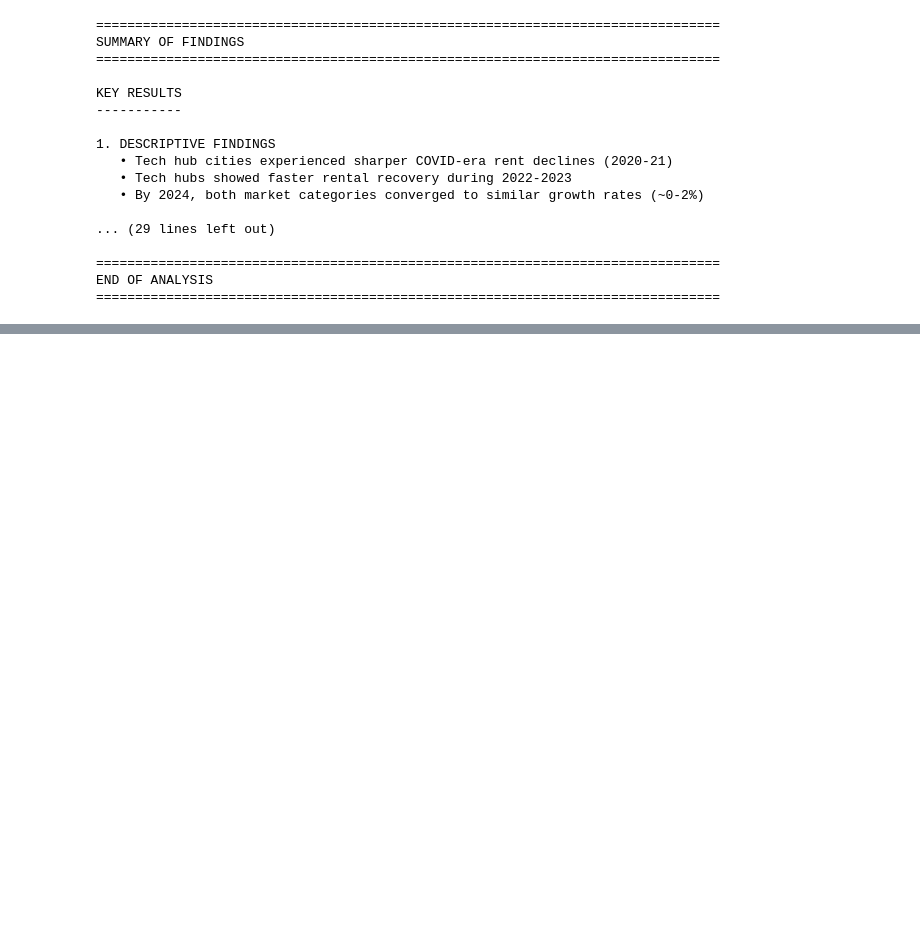
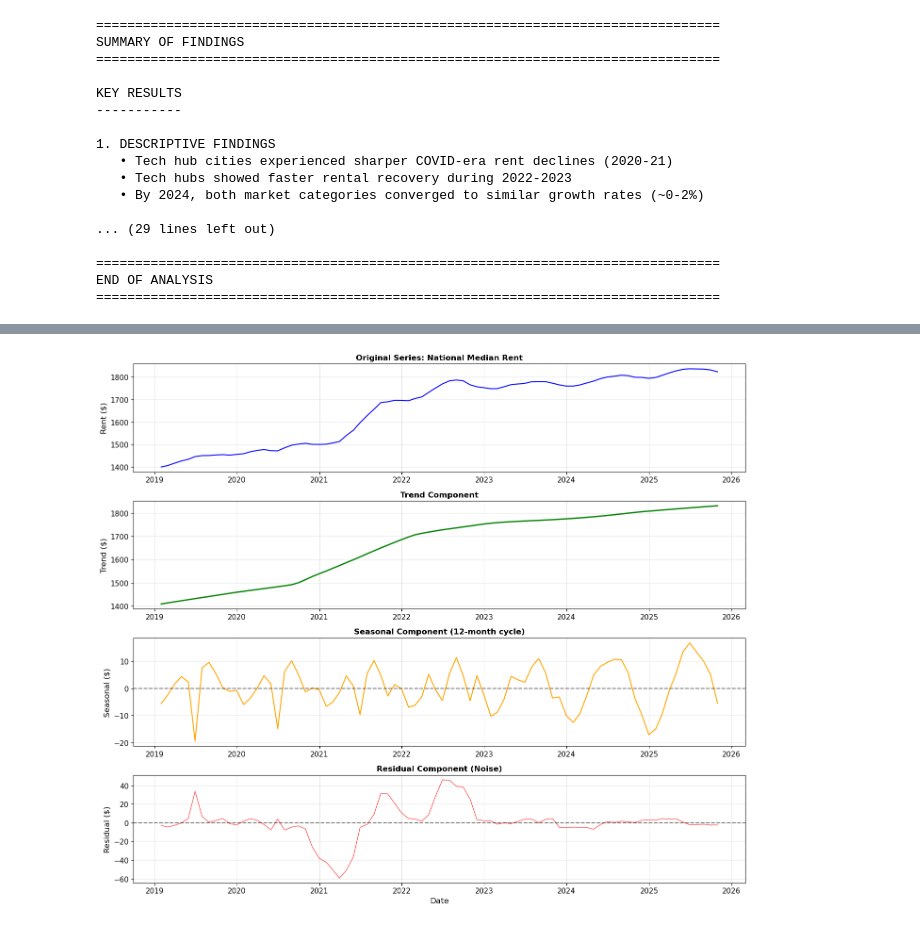
Before and after one commit to davidcao43/Research-Analysis, a Jupyter notebook: Notebook/Housing EDA Claude.ipynb, the cells around one changed output, grey strips where cells are left out. Saved outputs shown, nothing was run; the diff lists cells and outputs as text; code cells hidden in the pictures; blank space fills up the shorter version.

```diff
--- a/Notebook/Housing EDA Claude.ipynb
+++ b/Notebook/Housing EDA Claude.ipynb
@@ -2094,0 +2114,78 @@ END OF ANALYSIS
+# %%
+# =============================================================================
+# 11.1 STL Decomposition (FPP3 Chapter 3)
+# =============================================================================
+# Decompose rent series into Trend + Seasonal + Residual components
+
+from statsmodels.tsa.seasonal import STL
+import warnings
+warnings.filterwarnings('ignore')
+
+# Aggregate national median rent by month
+national_rent = merged_df.groupby('Date')['Rent'].median().reset_index()
+national_rent = national_rent.set_index('Date').sort_index()
+national_rent = national_rent['Rent']
+
+# Resample to month-end frequency and forward fill any gaps
+national_rent = national_rent.resample('ME').median()
+national_rent = national_rent.interpolate(method='linear')
+national_rent = national_rent.dropna()
+
+print("=" * 70)
+print("STL DECOMPOSITION: National Median Rent")
+print("=" * 70)
+print(f"\nData range: {national_rent.index.min()} to {national_rent.index.max()}")
+print(f"Number of observations: {len(national_rent)}")
+
+# Perform STL decomposition
+stl = STL(national_rent, period=12, robust=True)
+result = stl.fit()
+
+# Plot decomposition
+fig, axes = plt.subplots(4, 1, figsize=(14, 12))
+
+axes[0].plot(national_rent.index, national_rent.values, 'b-', linewidth=1.5)
+axes[0].set_title('Original Series: National Median Rent', fontsize=12, fontweight='bold')
+axes[0].set_ylabel('Rent ($)')
+axes[0].grid(True, alpha=0.3)
+
+axes[1].plot(result.trend.index, result.trend.values, 'g-', linewidth=2)
+axes[1].set_title('Trend Component', fontsize=12, fontweight='bold')
+axes[1].set_ylabel('Trend ($)')
+axes[1].grid(True, alpha=0.3)
+
+axes[2].plot(result.seasonal.index, result.seasonal.values, 'orange', linewidth=1.5)
+axes[2].set_title('Seasonal Component (12-month cycle)', fontsize=12, fontweight='bold')
+axes[2].set_ylabel('Seasonal ($)')
+axes[2].axhline(y=0, color='black', linestyle='--', alpha=0.5)
+axes[2].grid(True, alpha=0.3)
+
+axes[3].plot(result.resid.index, result.resid.values, 'r-', linewidth=1, alpha=0.7)
+axes[3].set_title('Residual Component (Noise)', fontsize=12, fontweight='bold')
+axes[3].set_ylabel('Residual ($)')
+axes[3].set_xlabel('Date')
+axes[3].axhline(y=0, color='black', linestyle='--', alpha=0.5)
+axes[3].grid(True, alpha=0.3)
+
+plt.tight_layout()
+plt.show()
+
+# Calculate strength of components
+var_resid = np.var(result.resid)
+var_trend_resid = np.var(result.trend + result.resid)
+var_seasonal_resid = np.var(result.seasonal + result.resid)
+
+strength_trend = max(0, 1 - var_resid / var_trend_resid)
+strength_seasonal = max(0, 1 - var_resid / var_seasonal_resid)
+
+print(f"\n📊 DECOMPOSITION STATISTICS:")
+print(f"   Trend Strength:    {strength_trend:.3f} (closer to 1 = stronger trend)")
+print(f"   Seasonal Strength: {strength_seasonal:.3f} (closer to 1 = stronger seasonality)")
+print(f"\n   Interpretation:")
+if strength_trend > 0.8:
+    print("   → Strong upward/downward trend in rent prices")
+if strength_seasonal > 0.5:
+    print("   → Notable seasonal pattern (likely spring/summer peaks)")
+else:
+    print("   → Weak seasonality - rent changes driven more by trend than season")
+# %% [output]
@@ -2094,0 +2198 @@ END OF ANALYSIS
+[figure, added]
```
Also changed, not shown: parts of 16 cells of this notebook.
